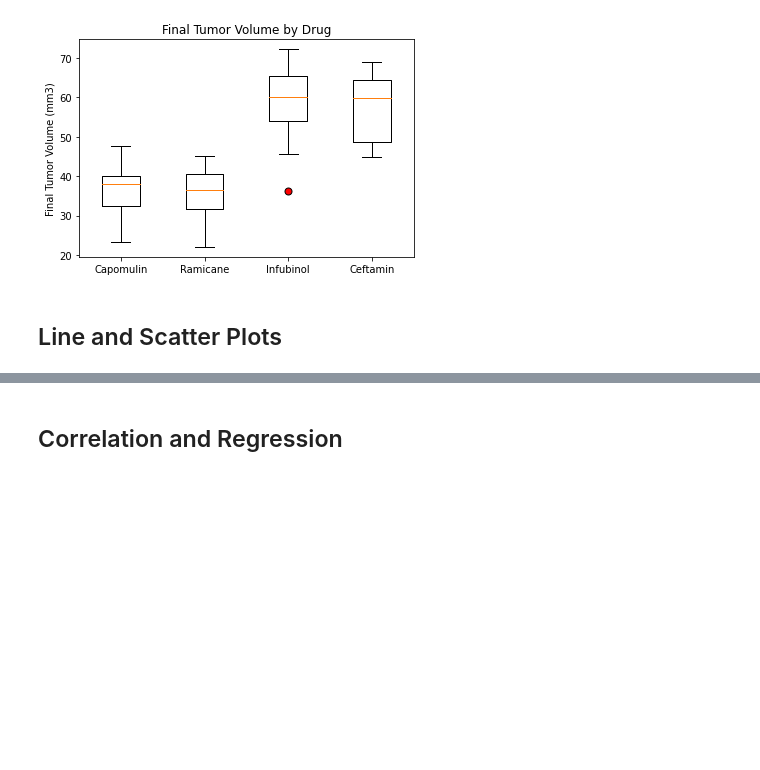
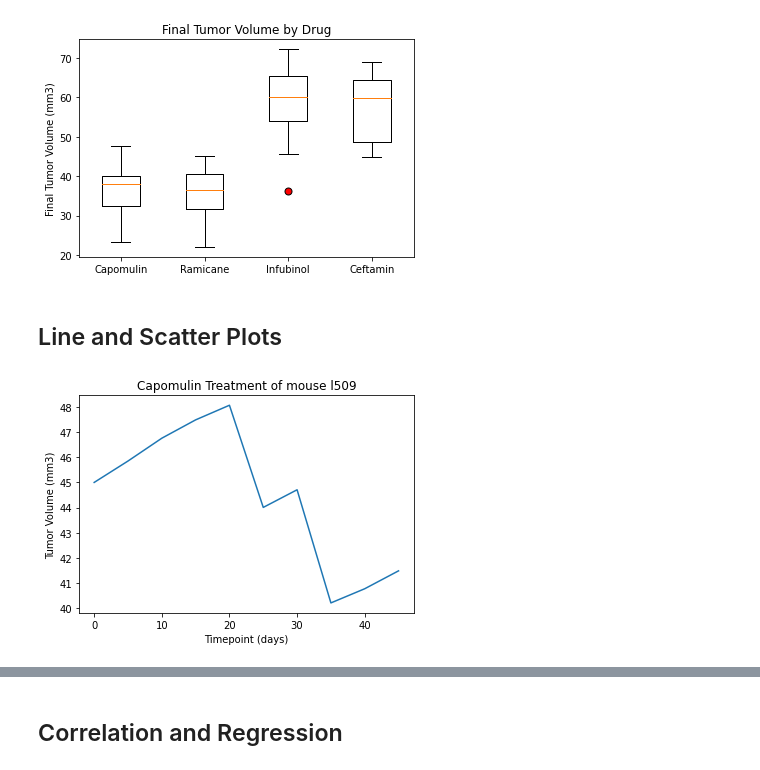
Before and after one commit to RanjaniAnjurVenkatraman/matplotlib-challenge, a Jupyter notebook: Pymaceuticals/pymaceuticals_starter.ipynb, the cells around one changed output, grey strips where cells are left out. Saved outputs shown, nothing was run; the diff lists cells and outputs as text; code cells hidden in the pictures; blank space fills up the shorter version.

```diff
--- a/Pymaceuticals/pymaceuticals_starter.ipynb
+++ b/Pymaceuticals/pymaceuticals_starter.ipynb
@@ -272,3 +272,17 @@ plt.show()
 ## Line and Scatter Plots
 # %%
 # Generate a line plot of tumor volume vs. time point for a mouse treated with Capomulin
+line = new_cleandf.loc[new_cleandf['Mouse ID'] == 'l509']
+
+
+plt.plot(line['Timepoint'], line['Tumor Volume (mm3)'])
+
+# Add labels and title to plot
+plt.xlabel("Timepoint (days)")
+plt.ylabel("Tumor Volume (mm3)")
+plt.title("Capomulin Treatment of mouse l509")
+
+# Display plot
+plt.show()
+# %% [output]
+[figure, added]
```
Also changed, not shown: parts of 2 cells of this notebook.
